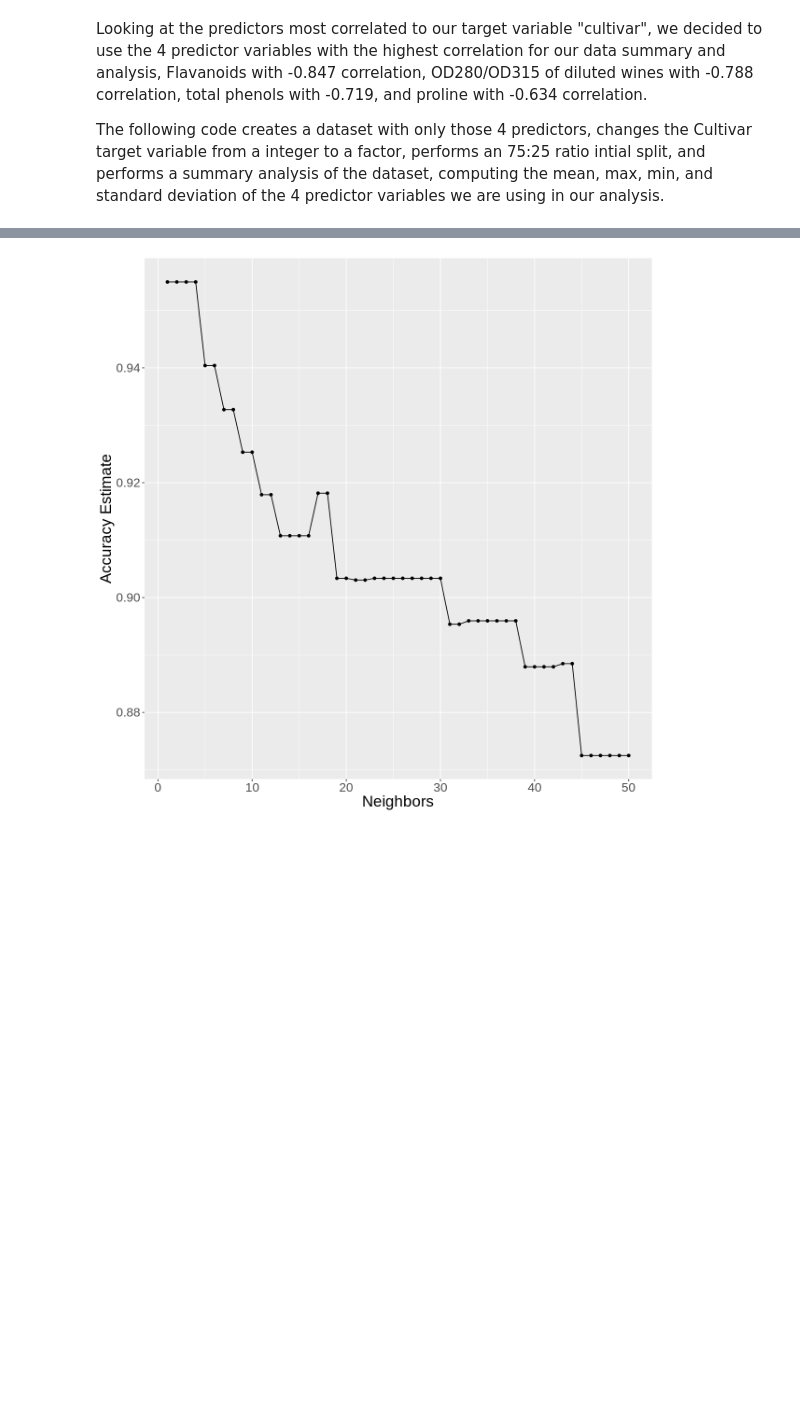
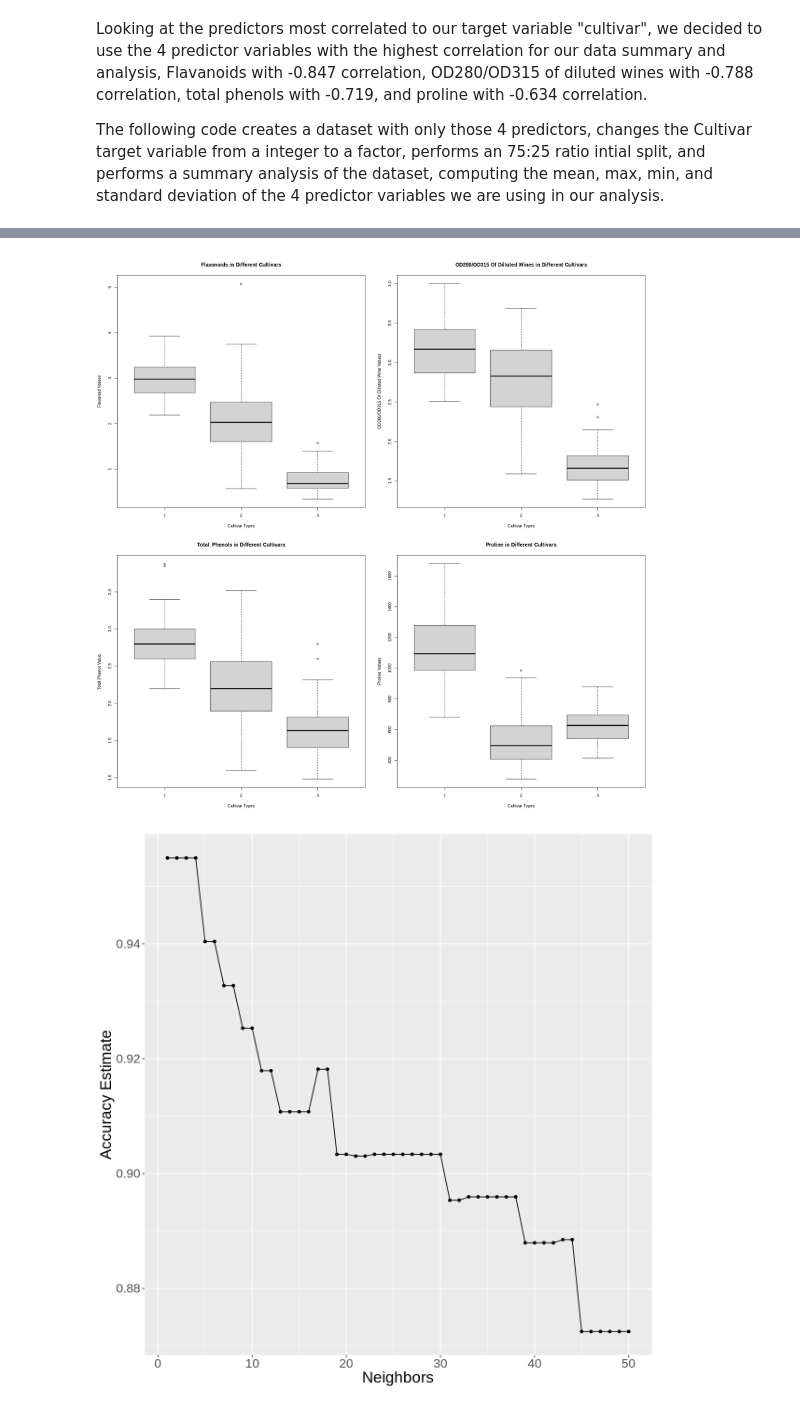
Before and after one commit to bkaanylmz/dsci-100-2022w1-group-95, a Jupyter notebook: WINE.ipynb, the cells around one changed output, grey strips where cells are left out. Saved outputs shown, nothing was run; the diff lists cells and outputs as text; code cells hidden in the pictures; blank space fills up the shorter version.

Commit message:
visualization of dataset

```diff
--- a/WINE.ipynb
+++ b/WINE.ipynb
@@ -155,6 +145,24 @@ A tibble: 4 × 5
 | OD280/OD315_Of_Dilluted_Wines | 2.611685 | 4.00 | 1.27 | 0.7099904 |
 | Proline | 746.893258 | 1680.00 | 278.00 | 314.9074743 |
 | Total_Phenols | 2.295112 | 3.88 | 0.98 | 0.6258510 |
+# %%
+#visualization of dataset
+options(repr.plot.height = 18, repr.plot.width = 18)
+par(mfrow = c(2,2))
+
+boxplot(wine_data$Flavanoids~wine_data$Cultivar, main = "Flavanoids in Different Cultivars",
+       xlab = "Cultivar Types", ylab = "Flavanoid Values")
+
+boxplot(wine_data$"OD280/OD315_Of_Dilluted_Wines"~wine_data$Cultivar, main = "OD280/OD315 Of Dilluted Wines in Different Cultivars",
+       xlab = "Cultivar Types", ylab = "OD280/OD315 Of Dilluted Wine Values")
+
+boxplot(wine_data$Total_Phenols~wine_data$Cultivar, main = "Total_Phenols in Different Cultivars",
+       xlab = "Cultivar Types", ylab = "Total Phenol Value ")
+
+boxplot(wine_data$Proline~wine_data$Cultivar, main = "Proline in Different Cultivars",
+       xlab = "Cultivar Types", ylab = "Proline Values")
+# %% [output]
+[figure, added]
 # %%
 # data analysis
 set.seed(2022)
```
Also changed, not shown: parts of 1 cell of this notebook.
